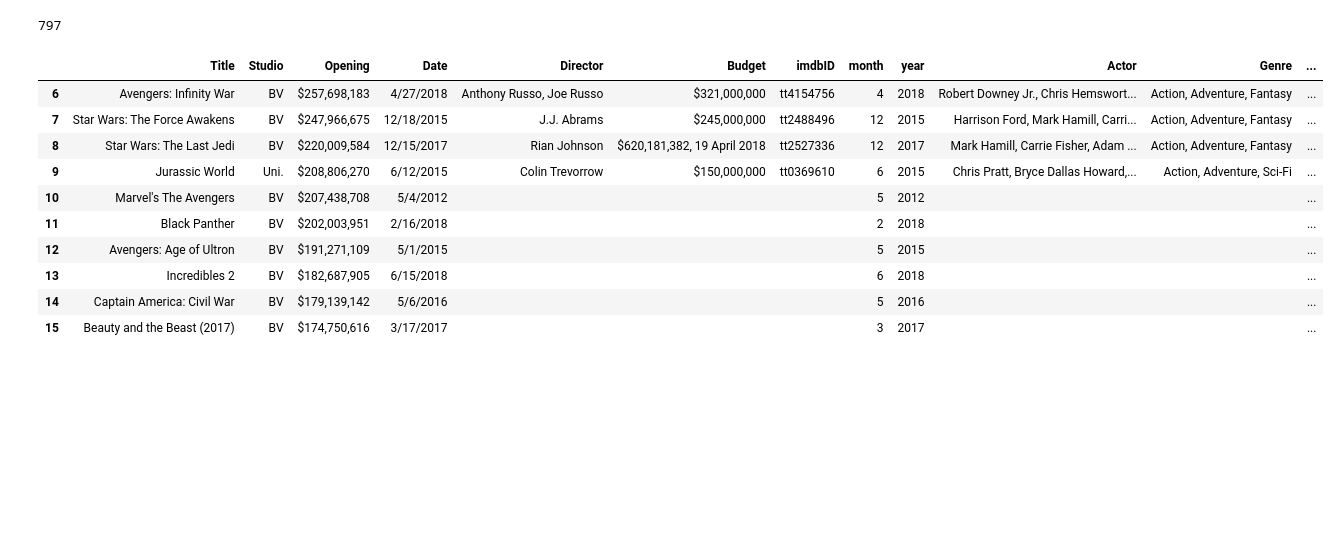
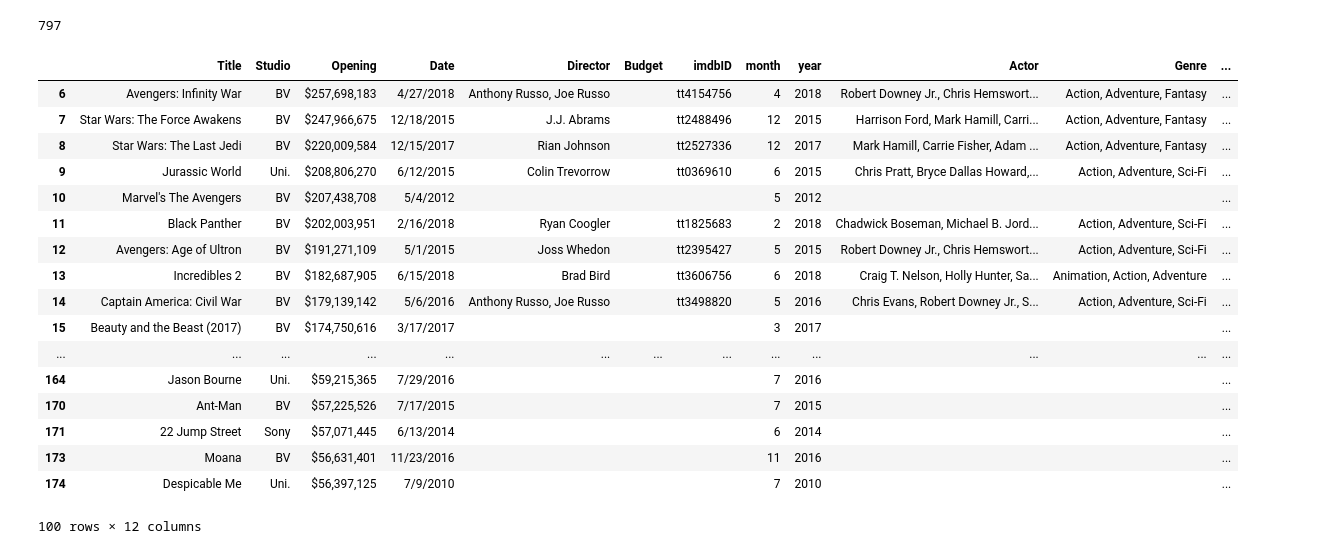
Before and after one commit to ddrossi93/Opening-Box-Office-Predictor, a Jupyter notebook: tester.ipynb, the cells around one changed output. Cells and saved outputs as stored; diff of their text form; code cells hidden in the pictures; blank space fills up the shorter version.

Commit message:
was not handling title not found also removed head for limiting api call

```diff
--- a/tester.ipynb
+++ b/tester.ipynb
@@ -184,38 +191,49 @@ len(weekend_box)
 # %%
 omdb = 'http://www.omdbapi.com/?apikey=7b298284&t='
 # %%
-for index, row in weekend_box.head().iterrows():
+for index, row in weekend_box.iterrows():
     t = str(row['Title'])
     t = t.replace(":","")
     t = t.replace("'","")
     t = t.replace(' ', '+')
     search = omdb + t
-
+    print (search)
     try:
         results = req.get(search).json()
-        weekend_box.set_value(index, 'Director', results['Director'])
-        weekend_box.set_value(index, 'imdbID', results['imdbID'])
-        weekend_box.set_value(index, 'Actor', results['Actors'])
-        weekend_box.set_value(index, 'Genre', results['Genre'])
-        weekend_box.set_value(index, 'Writer', results['Writer'])
+        if results['Response'] == 'False':
+            print("Couldn't find title: ", t)
+        else:
+            weekend_box.set_value(index, 'Director', results['Director'])
+            weekend_box.set_value(index, 'imdbID', results['imdbID'])
+            weekend_box.set_value(index, 'Actor', results['Actors'])
+            weekend_box.set_value(index, 'Genre', results['Genre'])
+            weekend_box.set_value(index, 'Writer', results['Writer'])
     except:
+        print('in except')
         continue
 # %%
 weekend_box.to_csv('before_imdb.csv')
 # %%
-weekend_box.head(10)
+weekend_box.head(100)
 # %% [output]
 |  | Title | Studio | Opening | Date | Director | Budget | imdbID | month | year | Actor | Genre | ... |
-| 6 | Avengers: Infinity War | BV | $257,698,183 | 4/27/2018 | Anthony Russo, Joe Russo | $321,000,000 | tt4154756 | 4 | 2018 | Robert Downey Jr., Chris Hemswort... | Action, Adventure, Fantasy | ... |
-| 7 | Star Wars: The Force Awakens | BV | $247,966,675 | 12/18/2015 | J.J. Abrams | $245,000,000 | tt2488496 | 12 | 2015 | Harrison Ford, Mark Hamill, Carri... | Action, Adventure, Fantasy | ... |
-| 8 | Star Wars: The Last Jedi | BV | $220,009,584 | 12/15/2017 | Rian Johnson | $620,181,382, 19 April 2018 | tt2527336 | 12 | 2017 | Mark Hamill, Carrie Fisher, Adam ... | Action, Adventure, Fantasy | ... |
-| 9 | Jurassic World | Uni. | $208,806,270 | 6/12/2015 | Colin Trevorrow | $150,000,000 | tt0369610 | 6 | 2015 | Chris Pratt, Bryce Dallas Howard,... | Action, Adventure, Sci-Fi | ... |
+| 6 | Avengers: Infinity War | BV | $257,698,183 | 4/27/2018 | Anthony Russo, Joe Russo |  | tt4154756 | 4 | 2018 | Robert Downey Jr., Chris Hemswort... | Action, Adventure, Fantasy | ... |
+| 7 | Star Wars: The Force Awakens | BV | $247,966,675 | 12/18/2015 | J.J. Abrams |  | tt2488496 | 12 | 2015 | Harrison Ford, Mark Hamill, Carri... | Action, Adventure, Fantasy | ... |
+| 8 | Star Wars: The Last Jedi | BV | $220,009,584 | 12/15/2017 | Rian Johnson |  | tt2527336 | 12 | 2017 | Mark Hamill, Carrie Fisher, Adam ... | Action, Adventure, Fantasy | ... |
+| 9 | Jurassic World | Uni. | $208,806,270 | 6/12/2015 | Colin Trevorrow |  | tt0369610 | 6 | 2015 | Chris Pratt, Bryce Dallas Howard,... | Action, Adventure, Sci-Fi | ... |
 | 10 | Marvel's The Avengers | BV | $207,438,708 | 5/4/2012 |  |  |  | 5 | 2012 |  |  | ... |
-| 11 | Black Panther | BV | $202,003,951 | 2/16/2018 |  |  |  | 2 | 2018 |  |  | ... |
-| 12 | Avengers: Age of Ultron | BV | $191,271,109 | 5/1/2015 |  |  |  | 5 | 2015 |  |  | ... |
-| 13 | Incredibles 2 | BV | $182,687,905 | 6/15/2018 |  |  |  | 6 | 2018 |  |  | ... |
-| 14 | Captain America: Civil War | BV | $179,139,142 | 5/6/2016 |  |  |  | 5 | 2016 |  |  | ... |
+| 11 | Black Panther | BV | $202,003,951 | 2/16/2018 | Ryan Coogler |  | tt1825683 | 2 | 2018 | Chadwick Boseman, Michael B. Jord... | Action, Adventure, Sci-Fi | ... |
+| 12 | Avengers: Age of Ultron | BV | $191,271,109 | 5/1/2015 | Joss Whedon |  | tt2395427 | 5 | 2015 | Robert Downey Jr., Chris Hemswort... | Action, Adventure, Sci-Fi | ... |
+| 13 | Incredibles 2 | BV | $182,687,905 | 6/15/2018 | Brad Bird |  | tt3606756 | 6 | 2018 | Craig T. Nelson, Holly Hunter, Sa... | Animation, Action, Adventure | ... |
+| 14 | Captain America: Civil War | BV | $179,139,142 | 5/6/2016 | Anthony Russo, Joe Russo |  | tt3498820 | 5 | 2016 | Chris Evans, Robert Downey Jr., S... | Action, Adventure, Sci-Fi | ... |
 | 15 | Beauty and the Beast (2017) | BV | $174,750,616 | 3/17/2017 |  |  |  | 3 | 2017 |  |  | ... |
+| ... | ... | ... | ... | ... | ... | ... | ... | ... | ... | ... | ... | ... |
+| 164 | Jason Bourne | Uni. | $59,215,365 | 7/29/2016 |  |  |  | 7 | 2016 |  |  | ... |
+| 170 | Ant-Man | BV | $57,225,526 | 7/17/2015 |  |  |  | 7 | 2015 |  |  | ... |
+| 171 | 22 Jump Street | Sony | $57,071,445 | 6/13/2014 |  |  |  | 6 | 2014 |  |  | ... |
+| 173 | Moana | BV | $56,631,401 | 11/23/2016 |  |  |  | 11 | 2016 |  |  | ... |
+| 174 | Despicable Me | Uni. | $56,397,125 | 7/9/2010 |  |  |  | 7 | 2010 |  |  | ... |
+100 rows × 12 columns
 # %%
 imdb = 'https://www.imdb.com/title/'
 for index, row in weekend_box.head().iterrows():
```
Also changed, not shown: parts of 5 cells of this notebook, 1 other file.
